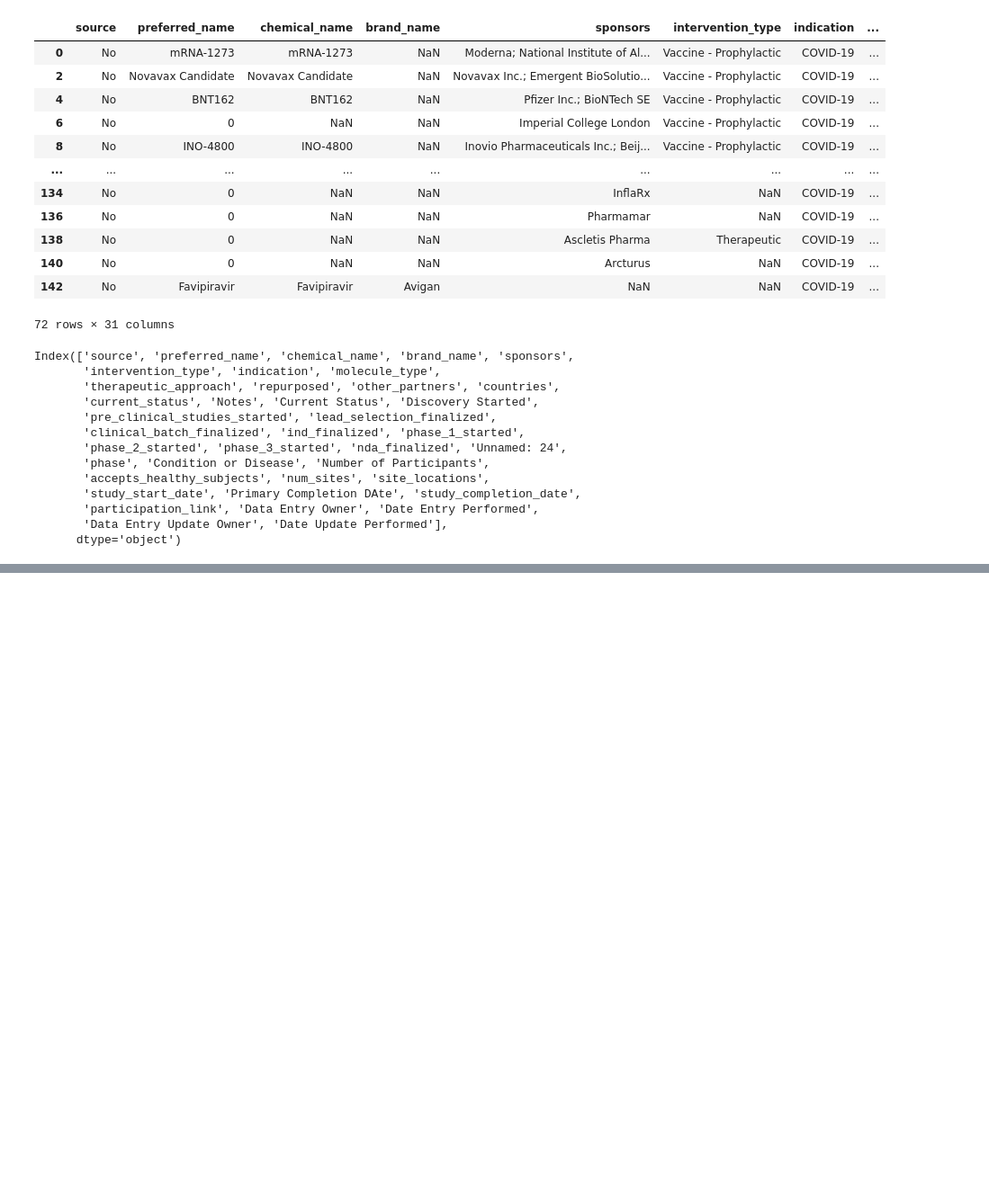
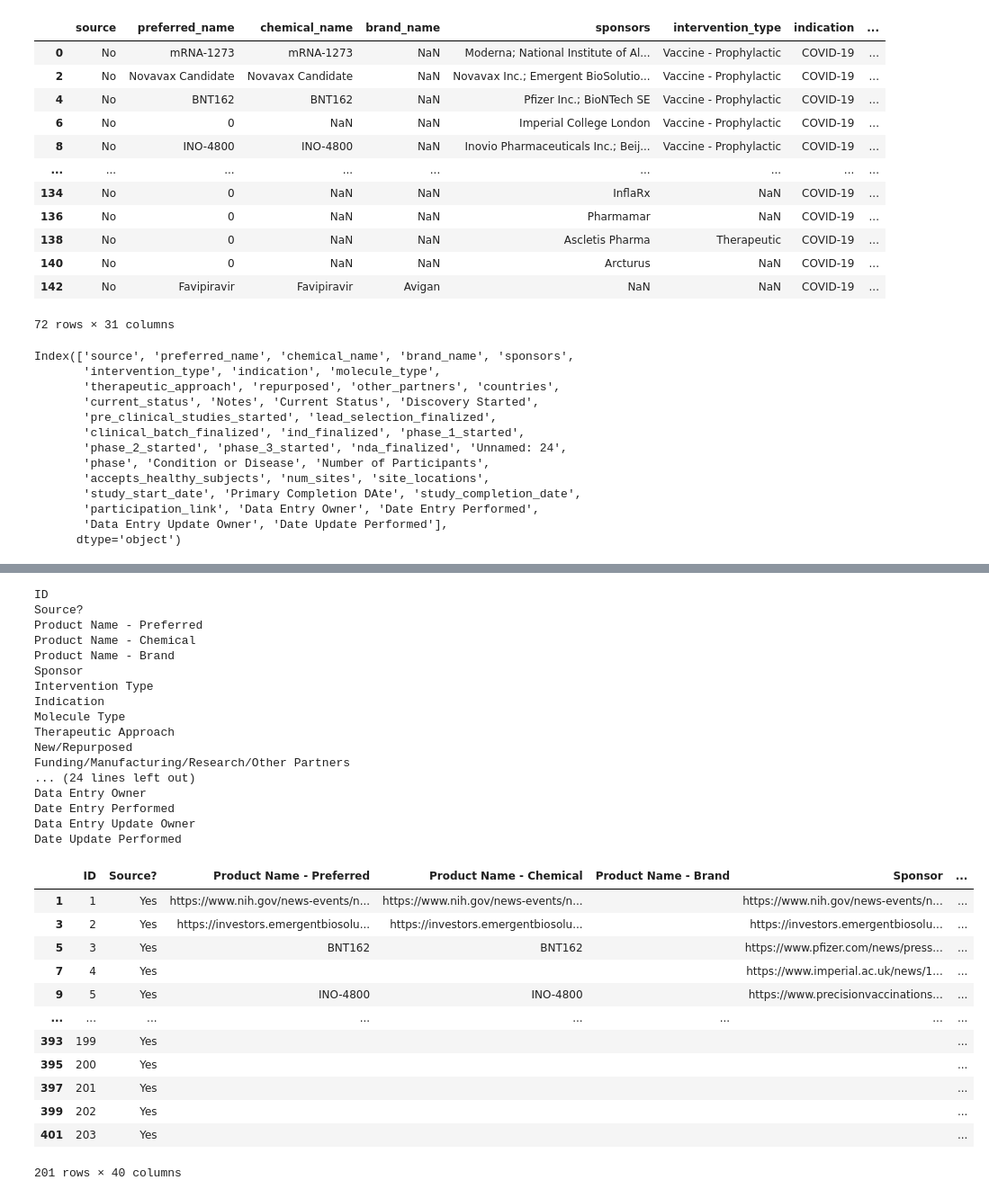
Before and after one commit to c19-rnd-dashboard/py-api-vac-rnd-dash, a Jupyter notebook: data/vaccines/Clean HelpWithCovid Vaccines.ipynb, the cells around one changed output, grey strips where cells are left out. Shown at 90% size. Cells and saved outputs as stored; diff of their text form; code cells hidden in the pictures; blank space fills up the shorter version.

```diff
--- a/data/vaccines/Clean HelpWithCovid Vaccines.ipynb
+++ b/data/vaccines/Clean HelpWithCovid Vaccines.ipynb
@@ -102,0 +253,39 @@ Index(['source', 'preferred_name', 'chemical_name', 'brand_name', 'sponsors',
+# %%
+def get_valid_sources(df:pd.DataFrame):
+    source_data = df[df['Source?'] == 'Yes']
+    for row in source_data:
+        print(row)
+    return source_data
+# %%
+get_valid_sources(df1)
+# %% [output]
+ID
+Source?
+Product Name - Preferred
+Product Name - Chemical
+Product Name - Brand
+Sponsor
+Intervention Type
+Indication
+Molecule Type
+Therapeutic Approach
+New/Repurposed
+Funding/Manufacturing/Research/Other Partners
+... (24 lines left out)
+Data Entry Owner
+Date Entry Performed
+Data Entry Update Owner
+Date Update Performed
+|  | ID | Source? | Product Name - Preferred | Product Name - Chemical | Product Name - Brand | Sponsor | ... |
+| 1 | 1 | Yes | https://www.nih.gov/news-events/n... | https://www.nih.gov/news-events/n... |  | https://www.nih.gov/news-events/n... | ... |
+| 3 | 2 | Yes | https://investors.emergentbiosolu... | https://investors.emergentbiosolu... |  | https://investors.emergentbiosolu... | ... |
+| 5 | 3 | Yes | BNT162 | BNT162 |  | https://www.pfizer.com/news/press... | ... |
+| 7 | 4 | Yes |  |  |  | https://www.imperial.ac.uk/news/1... | ... |
+| 9 | 5 | Yes | INO-4800 | INO-4800 |  | https://www.precisionvaccinations... | ... |
+| ... | ... | ... | ... | ... | ... | ... | ... |
+| 393 | 199 | Yes |  |  |  |  | ... |
+| 395 | 200 | Yes |  |  |  |  | ... |
+| 397 | 201 | Yes |  |  |  |  | ... |
+| 399 | 202 | Yes |  |  |  |  | ... |
+| 401 | 203 | Yes |  |  |  |  | ... |
+201 rows × 40 columns
```
Also changed, not shown: parts of 15 cells of this notebook, 2 other files.
